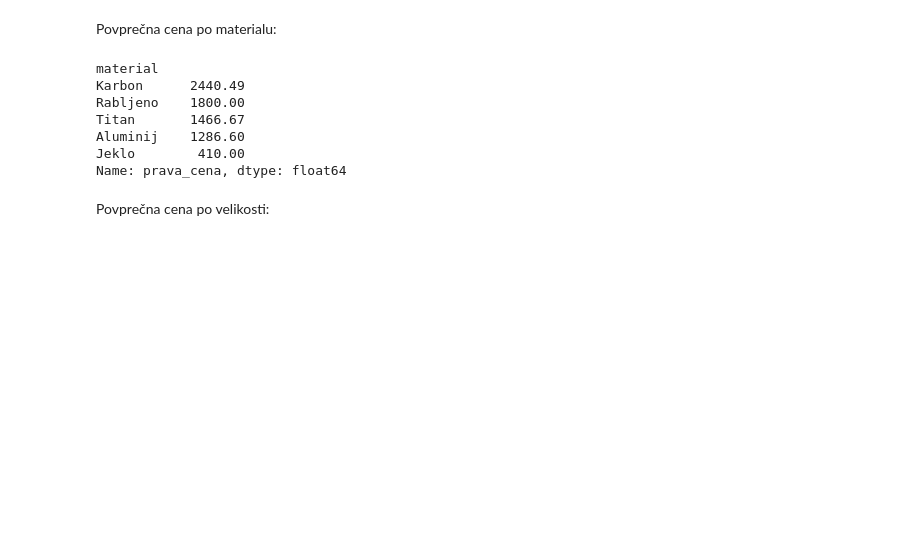
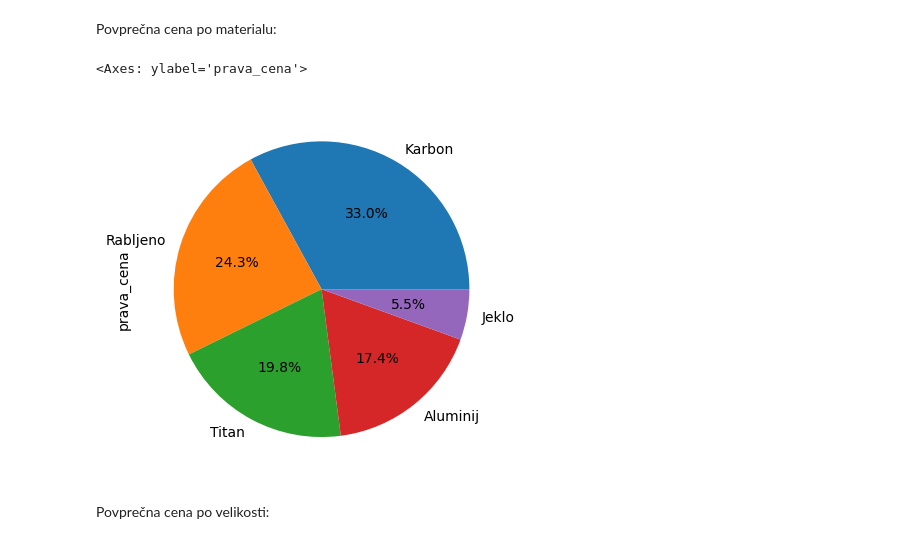
Before and after one commit to ambrovo/UVP-projektna, a Jupyter notebook: analiza.ipynb, the cells around one changed output. Cells and saved outputs as stored; diff of their text form; code cells hidden in the pictures; blank space fills up the shorter version.

```diff
--- a/analiza.ipynb
+++ b/analiza.ipynb
@@ -53,15 +52,12 @@ Name: prava_cena, dtype: float64
 Povprečna cena po materialu:
 # %%
 kolesa_po_materialu = vsi_podatki.groupby("material")
-kolesa_po_materialu.prava_cena.mean().round(2).sort_values(ascending=False)
+x = kolesa_po_materialu.prava_cena.mean().round(2).sort_values(ascending=False)
+ax = x.plot(kind="pie", autopct='%.1f%%')
+ax
 # %% [output]
-material
-Karbon      2440.49
-Rabljeno    1800.00
-Titan       1466.67
-Aluminij    1286.60
-Jeklo        410.00
-Name: prava_cena, dtype: float64
+<Axes: ylabel='prava_cena'>
+[figure, added]
 # %% [markdown]
 Povprečna cena po velikosti:
 # %%
```
Also changed, not shown: parts of 8 cells of this notebook.
